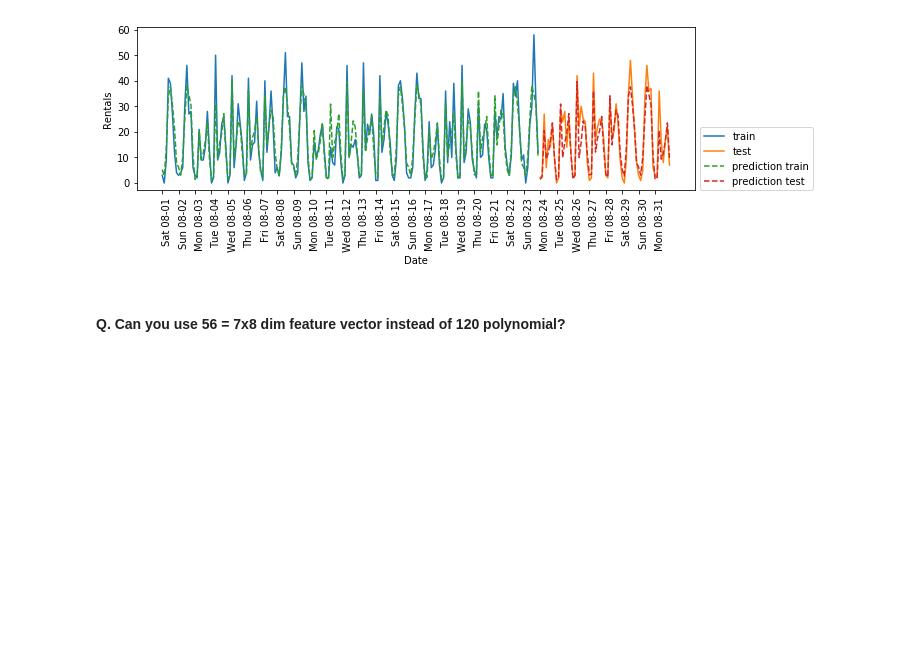
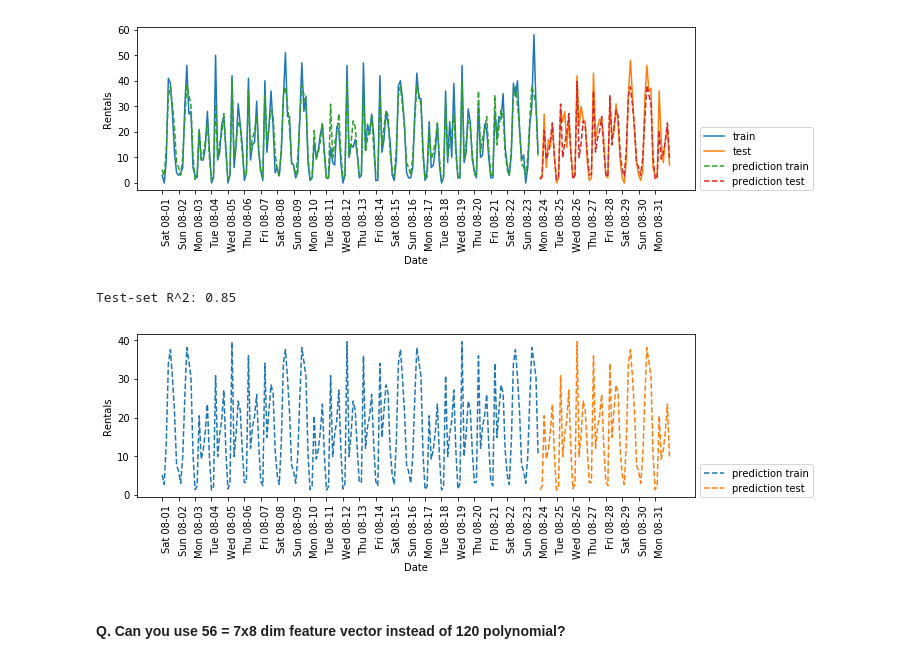
Before and after one commit to yongduek/lectures, a Jupyter notebook: ds101/citibike.ipynb, the cells around one changed output. Cells and saved outputs as stored; diff of their text form; code cells hidden in the pictures; blank space fills up the shorter version.

```diff
--- a/ds101/citibike.ipynb
+++ b/ds101/citibike.ipynb
@@ -276,7 +323,7 @@ Test-set R^2: 0.13
 [figure]
 # %%
 from sklearn.preprocessing import OneHotEncoder
-enc = OneHotEncoder()
+enc = OneHotEncoder(categories='auto')
 # %%
 onehot = enc.fit_transform (X_hour_week)
 print (type(onehot))
@@ -323,6 +385,11 @@ eval_on_features (X_poly, y, ridge)
 # %% [output]
 Test-set R^2: 0.85
 [figure]
+# %%
+eval_on_features(X_poly, y, ridge, pflag='predonly')
+# %% [output]
+Test-set R^2: 0.85
+[figure, added]
 # %% [markdown]
 #### Q. Can you use 56 = 7x8 dim feature vector instead of 120 polynomial?
 # %%
```
Also changed, not shown: parts of 30 cells of this notebook, 5 other files.
